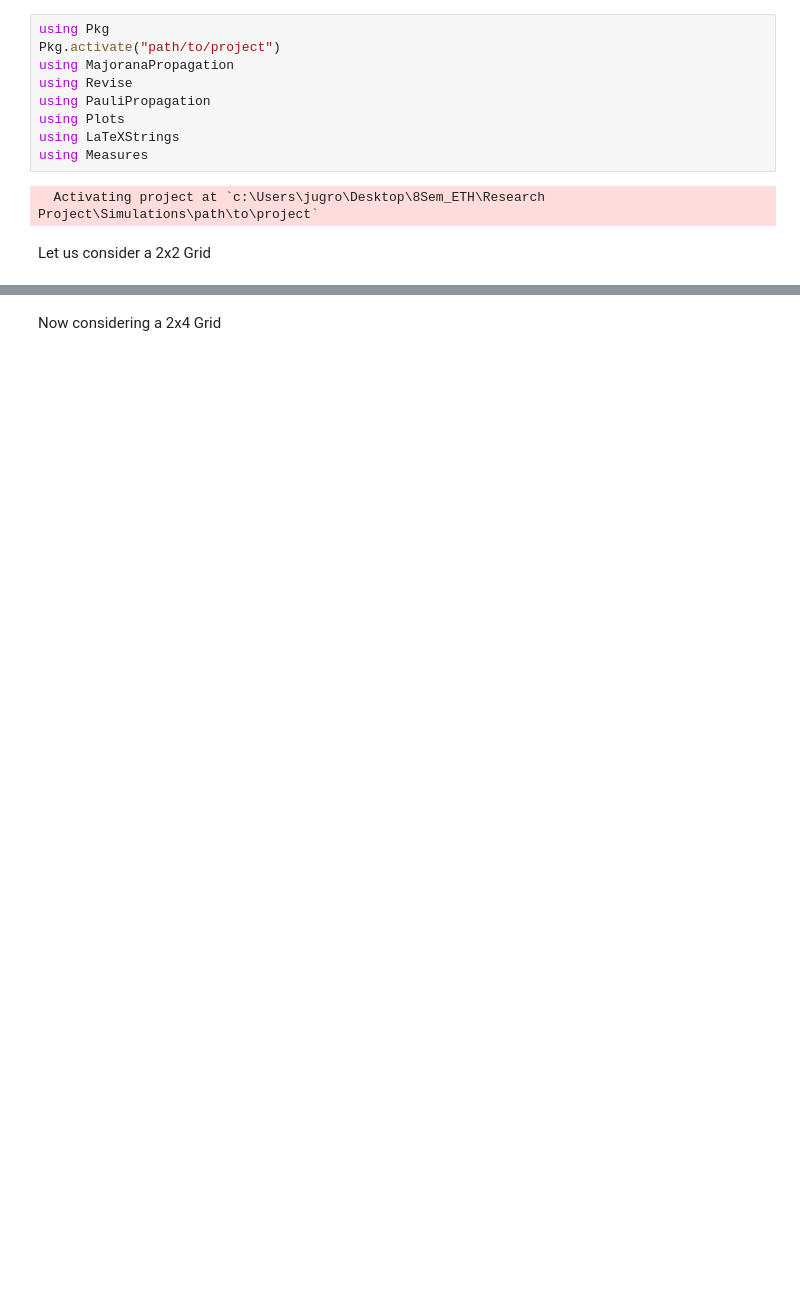
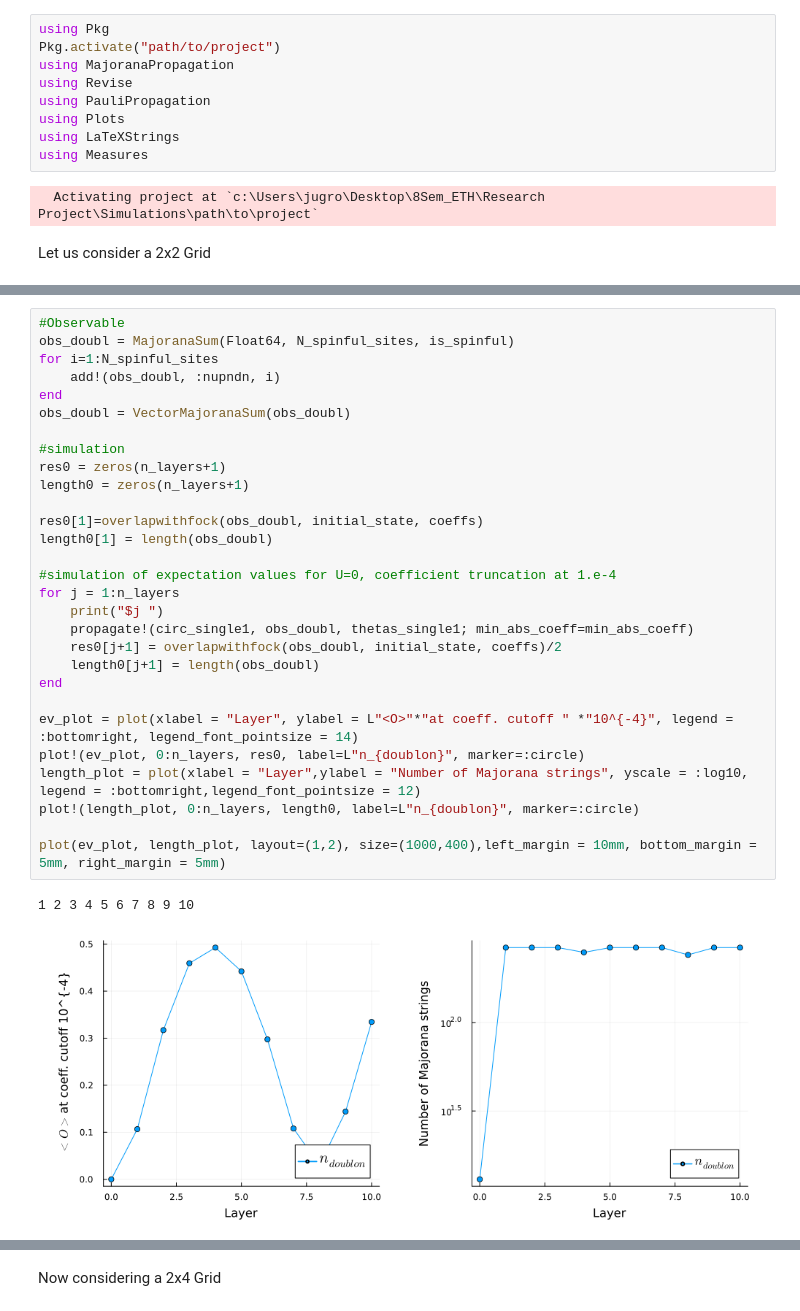
Before and after one commit to grossjulian/MajoranaPropagation, a Jupyter notebook: Second_simulation.ipynb, the cells around one changed output, grey strips where cells are left out. Saved outputs shown, nothing was run; the diff lists cells and outputs as text; blank space fills up the shorter version.

Commit message:
Add exact dynamics simulations and update notebooks

```diff
--- a/Second_simulation.ipynb
+++ b/Second_simulation.ipynb
@@ -86,6 +85,38 @@ initial_state1 = Fock state with 4 fermions at positions
 
 overlapwithfock(obs, initial_state, coeffs) = 0.5
 0.5
+# %%
+#Observable
+obs_doubl = MajoranaSum(Float64, N_spinful_sites, is_spinful)
+for i=1:N_spinful_sites
+    add!(obs_doubl, :nupndn, i)
+end
+obs_doubl = VectorMajoranaSum(obs_doubl)
+
+#simulation
+res0 = zeros(n_layers+1)
+length0 = zeros(n_layers+1)
+
+res0[1]=overlapwithfock(obs_doubl, initial_state, coeffs)
+length0[1] = length(obs_doubl)
+
+#simulation of expectation values for U=0, coefficient truncation at 1.e-4
+for j = 1:n_layers
+    print("$j ")
+    propagate!(circ_single1, obs_doubl, thetas_single1; min_abs_coeff=min_abs_coeff)
+    res0[j+1] = overlapwithfock(obs_doubl, initial_state, coeffs)/2
+    length0[j+1] = length(obs_doubl)
+end
+
+ev_plot = plot(xlabel = "Layer", ylabel = L"<O>"*"at coeff. cutoff " *"10^{-4}", legend = :bottomright, legend_font_pointsize = 14)
+plot!(ev_plot, 0:n_layers, res0, label=L"n_{doublon}", marker=:circle)
+length_plot = plot(xlabel = "Layer",ylabel = "Number of Majorana strings", yscale = :log10, legend = :bottomright,legend_font_pointsize = 12)
+plot!(length_plot, 0:n_layers, length0, label=L"n_{doublon}", marker=:circle)
+
+plot(ev_plot, length_plot, layout=(1,2), size=(1000,400),left_margin = 10mm, bottom_margin = 5mm, right_margin = 5mm)
+# %% [output]
+1 2 3 4 5 6 7 8 9 10
+[figure, added]
 # %%
 obs_doubl1 = VectorMajoranaSum(MajoranaSum(N_spinful_sites, :nupndn, 1)) #n_1 doublon
 obs_doubl2 = VectorMajoranaSum(MajoranaSum(N_spinful_sites, :nupndn, 2)) #n_2 doublon
```
Also changed, not shown: parts of 8 cells of this notebook, 17 other files.
